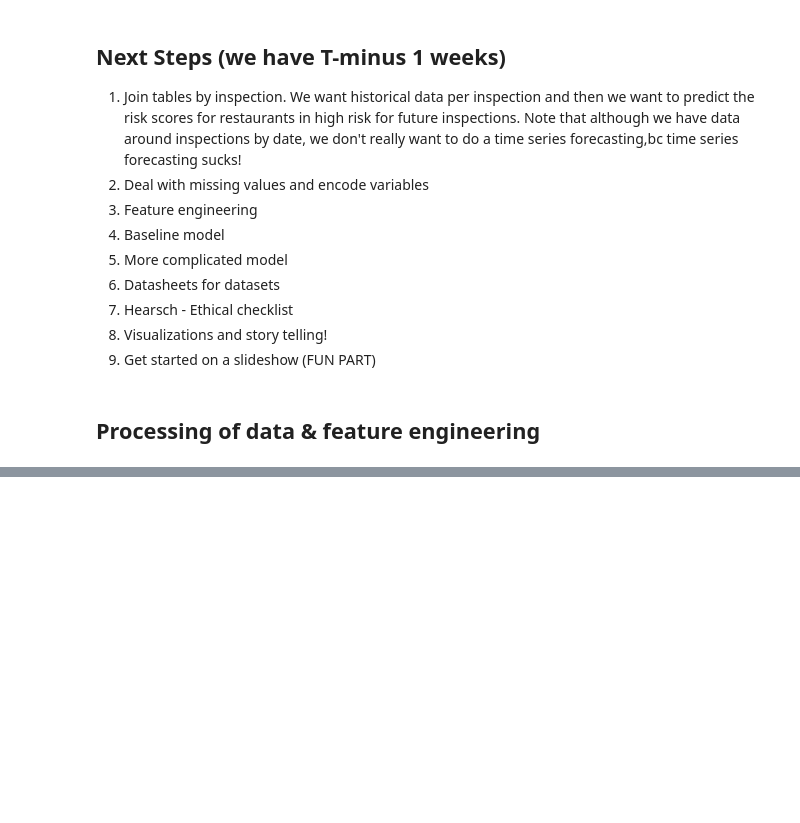
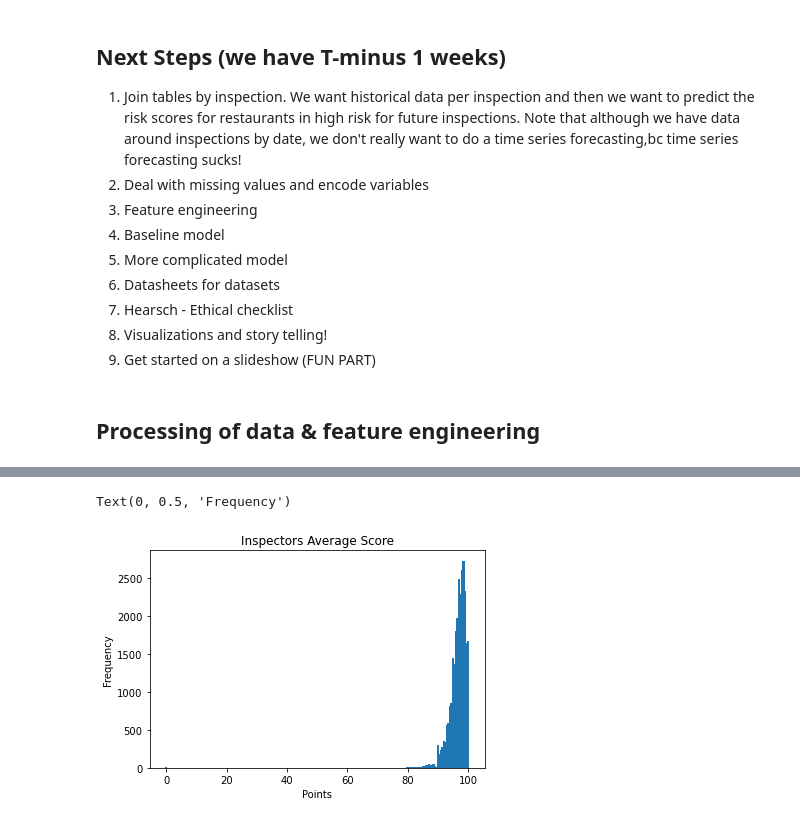
Before and after one commit to shyamal-anadkat/wake-county-food-inspections-analysis, a Jupyter notebook: Wake County - Restaurant Food Inspections Analysis [AIPI510].ipynb, the cells around one changed output, grey strips where cells are left out. Drawn from its saved outputs; the diff is of its cells as text; code cells hidden in the pictures; blank space fills up the shorter version.

Commit message:
Merged DataFrames for features & created graph visual

```diff
--- a/Wake County - Restaurant Food Inspections Analysis [AIPI510].ipynb
+++ b/Wake County - Restaurant Food Inspections Analysis [AIPI510].ipynb
@@ -171,0 +156,9 @@ crimedatadf.head()
+# %%
+# Create copy of original DataFrames
+rest_inspect = inspectionsdf.copy()
+rest_df = restaurantsdf.copy()
+rest_violation = violationsdf.copy()
+temp_df = weatherdatadf.copy()
+yelp_df = yelpdatadf.copy()
+score_legend = legend.copy()
+crime_df = crimedatadf.copy()
@@ -171,0 +167,4 @@ crimedatadf.head()
+# %%
+# Merged the inspectionsdf & restaurantsdf based on same column names
+rest_data = rest_inspect.merge(rest_df, how='outer', on=['OBJECTID','HSISID','PERMITID'])
+rest_data.head()
@@ -171,0 +178,4 @@ crimedatadf.head()
+# %%
+# Renaming restaurant violations inspectedby col to inspector
+rv = rest_violation.rename({'INSPECTEDBY':'INSPECTOR'},axis='columns')
+rv.head()
@@ -171,0 +191,5 @@ crimedatadf.head()
+# %%
+# Merge all the restaurant dataframes together with NaN values
+all_rest_df = rest_data.merge(rv, how='outer', on=['OBJECTID','HSISID','INSPECTOR'],indicator=True)
+#all_rest_df.head()
+all_rest_df.tail()
@@ -171,0 +262,18 @@ crimedatadf.head()
+# %%
+# create a figure and axis
+fig, ax = plt.subplots()
+# count the occurrence of each class
+data = all_rest_df['SCORE'].value_counts().sort_index()
+# get x and y data
+points = data.index
+frequency = data.values
+# create bar chart
+ax.bar(points, frequency)
+# set title and labels
+ax.set_title('Inspectors Average Score')
+ax.set_xlabel('Points')
+ax.set_ylabel('Frequency')
+#ax.margins(x=0,y=0)
+# %% [output]
+Text(0, 0.5, 'Frequency')
+[figure, added]
```
Also changed, not shown: parts of 14 cells of this notebook.
